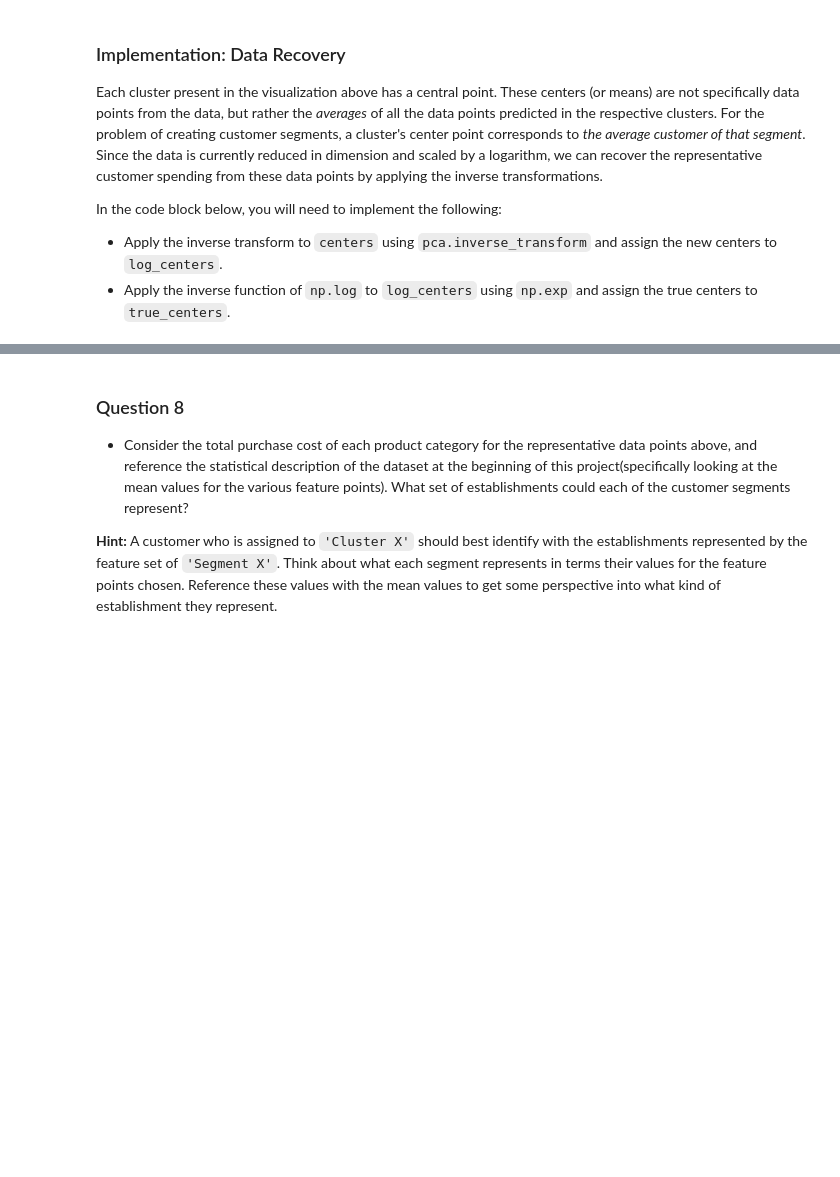
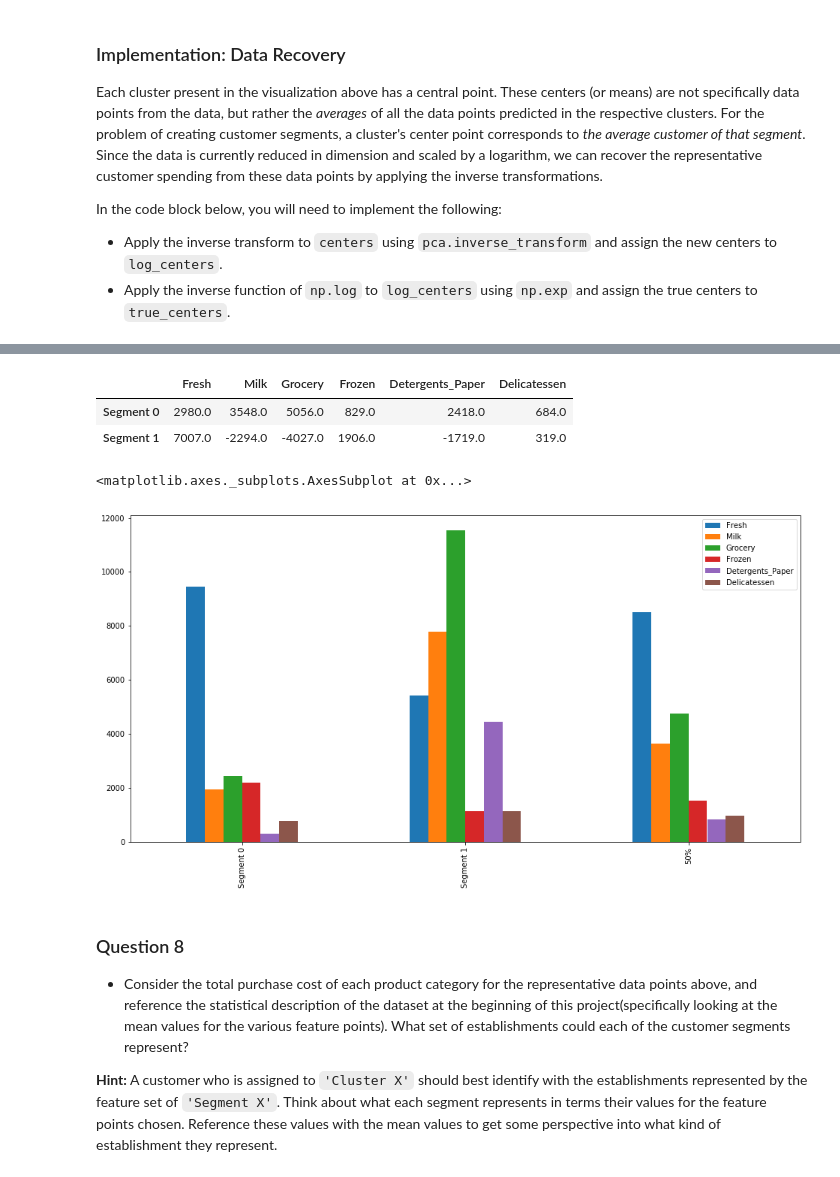
Before and after one commit to saintograph/customer-segments, a Jupyter notebook: customer_segments.ipynb, the cells around one changed output, grey strips where cells are left out. Cells and saved outputs as stored; diff of their text form; code cells hidden in the pictures; blank space fills up the shorter version.

```diff
--- a/customer_segments.ipynb
+++ b/customer_segments.ipynb
@@ -581,3 +593,13 @@ display(true_centers - np.exp(good_data).mean().round())
+# %%
+display(np.exp(good_data).mean().round() - true_centers)
+center_plot = true_centers.append(data.describe().loc['50%'])
+center_plot.plot(kind = 'bar', figsize = (16, 8))
+# %% [output]
+|  | Fresh | Milk | Grocery | Frozen | Detergents_Paper | Delicatessen |
+| Segment 0 | 2980.0 | 3548.0 | 5056.0 | 829.0 | 2418.0 | 684.0 |
+| Segment 1 | 7007.0 | -2294.0 | -4027.0 | 1906.0 | -1719.0 | 319.0 |
+<matplotlib.axes._subplots.AxesSubplot at 0x...>
+[figure, added]
 # %% [markdown]
 ### Question 8
 
```
Also changed, not shown: parts of 15 cells of this notebook, 1 other file.
